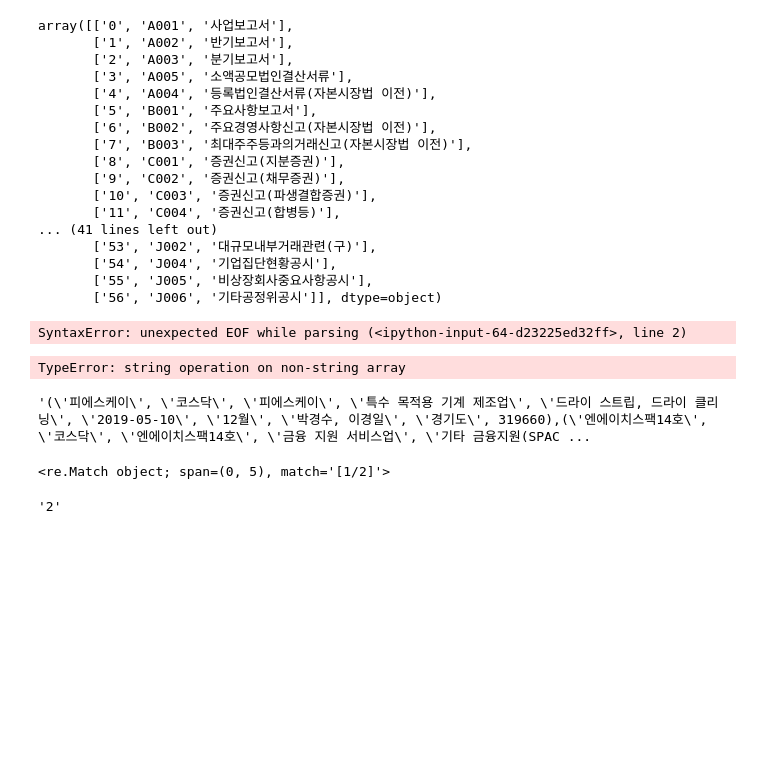
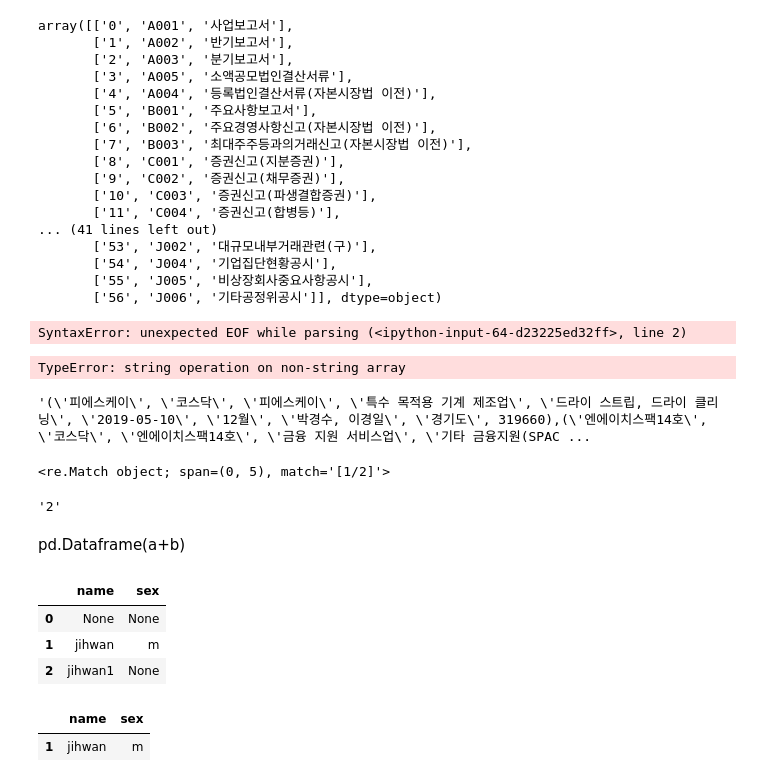
Before and after one commit to amzojh/mini_proj, a Jupyter notebook: Untitled.ipynb, the cells around one changed output. Saved outputs shown, nothing was run; the diff lists cells and outputs as text; code cells hidden in the pictures; blank space fills up the shorter version.

```diff
--- a/Untitled.ipynb
+++ b/Untitled.ipynb
@@ -66,3 +128,24 @@ print(b)
 b.group(2)
 # %% [output]
 '2'
+# %%
+import pandas as pd
+
+a = [{"name" : None, "sex" : None}]
+b = [{"name" : "jihwan", "sex":"m"}, {"name" : "jihwan1", "sex": None}]
+# %% [markdown]
+pd.Dataframe(a+b)
+# %%
+c = pd.DataFrame(a+b)
+# %%
+c
+# %% [output]
+|  | name | sex |
+| 0 | None | None |
+| 1 | jihwan | m |
+| 2 | jihwan1 | None |
+# %%
+c.dropna()
+# %% [output]
+|  | name | sex |
+| 1 | jihwan | m |
```
Also changed, not shown: parts of 5 cells of this notebook, 4 other files.
